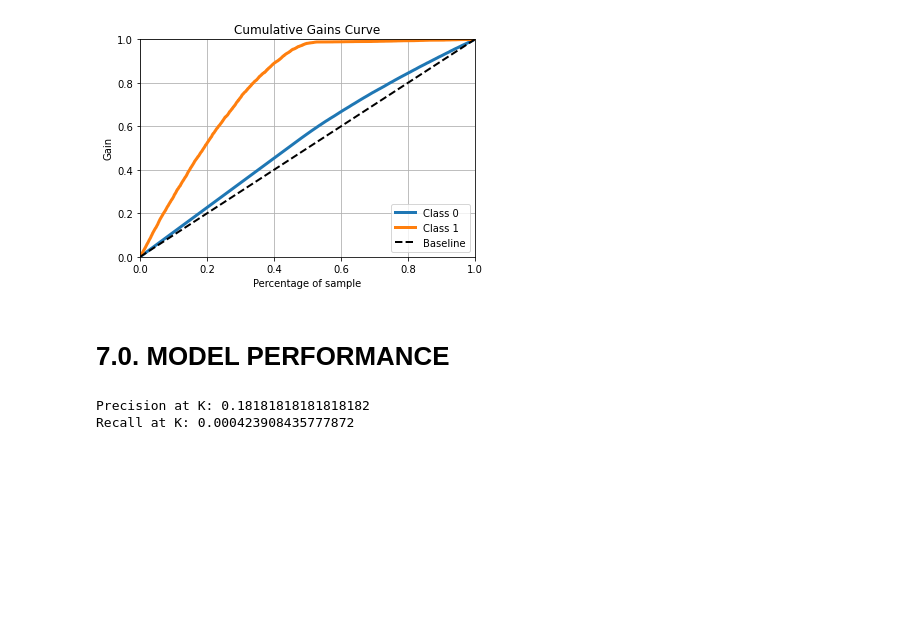
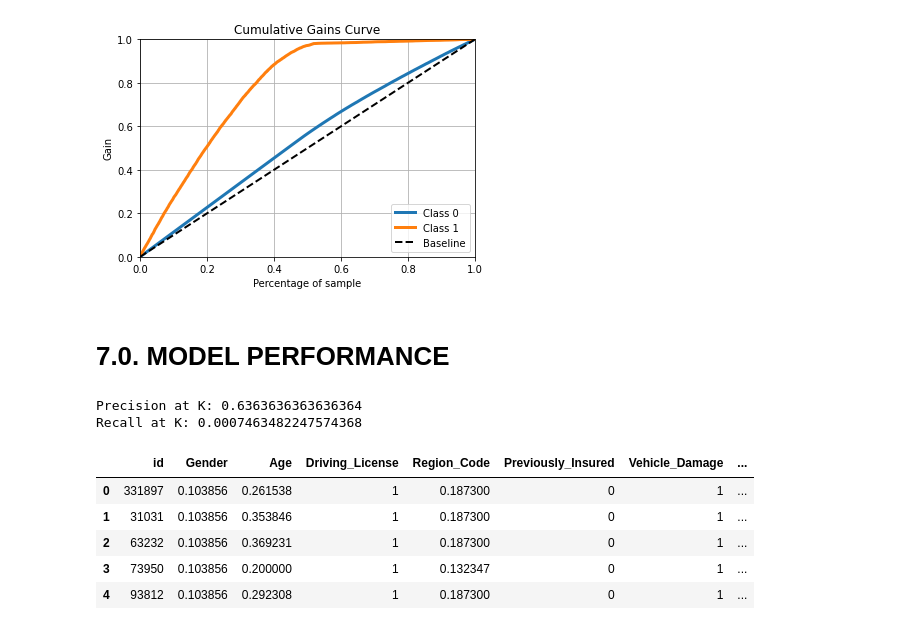
Before and after one commit to cristiandaco/health_insurance_cross_sell, a Jupyter notebook: 07_model_performance.ipynb, the cells around one changed output. Drawn from its saved outputs; the diff is of its cells as text; code cells hidden in the pictures; blank space fills up the shorter version.

```diff
--- a/07_model_performance.ipynb
+++ b/07_model_performance.ipynb
@@ -423,7 +423,7 @@ df4 = df4[['id', 'Gender', 'Age', 'Driving_License', 'Region_Code',
 x = df4.drop( 'Response', axis = 1 )
 y = df4['Response'].copy()
 
-x_train, x_validation, y_train, y_validation = ms.train_test_split( x, y, test_size = 0.2, random_state = 42 )
+x_train, x_validation, y_train, y_validation = ms.train_test_split( x, y, test_size = 0.20)
 
 df4 = pd.concat( [x_train, y_train], axis = 1 )
 # %% [markdown]
@@ -484,6 +484,9 @@ x_validation= pd.get_dummies( x_validation, prefix= 'Vehicle_Age', columns = ['V
 
 # policy_sales_channel Targer encoding / Frequency encoding
 x_validation.loc[:, 'Policy_Sales_Channel'] = x_validation['Policy_Sales_Channel'].map( fe_policy_sales_channel )
+
+#fillna
+x_validation = x_validation.fillna( 0 )
 # %% [markdown]
 # 5.0. FEATURE SELECTION
 # %% [markdown]
@@ -671,13 +674,26 @@ df7 = df7.reset_index( drop = True )
 
 df7['Ranking'] = df7.index + 1
 
+#precision
 df7['Precision_at_k'] = df7['Response'].cumsum() / df7['Ranking']
 
-precision_at_35 = precision_at_k( df7, k = 10 )
-print( 'Precision at K: {}'.format( precision_at_35) )
-
-recall_at_35 = recall_at_k( df7, k = 10 )
-print( 'Recall at K: {}'.format( recall_at_35) )
+#recall
+df7['Recall_at_k'] = df7['Response'].cumsum() / df7['Response'].sum()
-# %% [output]
-Precision at K: 0.18181818181818182
-Recall at K: 0.000423908435777872
+# %%
+precision_at_35 = precision_at_k( df7, k = 10 )
+print( 'Precision at K: {}'.format( precision_at_35) )
+
+recall_at_35 = recall_at_k( df7, k = 10 )
+print( 'Recall at K: {}'.format( recall_at_35) )
+# %% [output]
+Precision at K: 0.6363636363636364
+Recall at K: 0.0007463482247574368
+# %%
+df7.head()
+# %% [output]
+|  | id | Gender | Age | Driving_License | Region_Code | Previously_Insured | Vehicle_Damage | ... |
+| 0 | 331897 | 0.103856 | 0.261538 | 1 | 0.187300 | 0 | 1 | ... |
+| 1 | 31031 | 0.103856 | 0.353846 | 1 | 0.187300 | 0 | 1 | ... |
+| 2 | 63232 | 0.103856 | 0.369231 | 1 | 0.187300 | 0 | 1 | ... |
+| 3 | 73950 | 0.103856 | 0.200000 | 1 | 0.132347 | 0 | 1 | ... |
+| 4 | 93812 | 0.103856 | 0.292308 | 1 | 0.187300 | 0 | 1 | ... |
```
Also changed, not shown: parts of 1 cell of this notebook.
